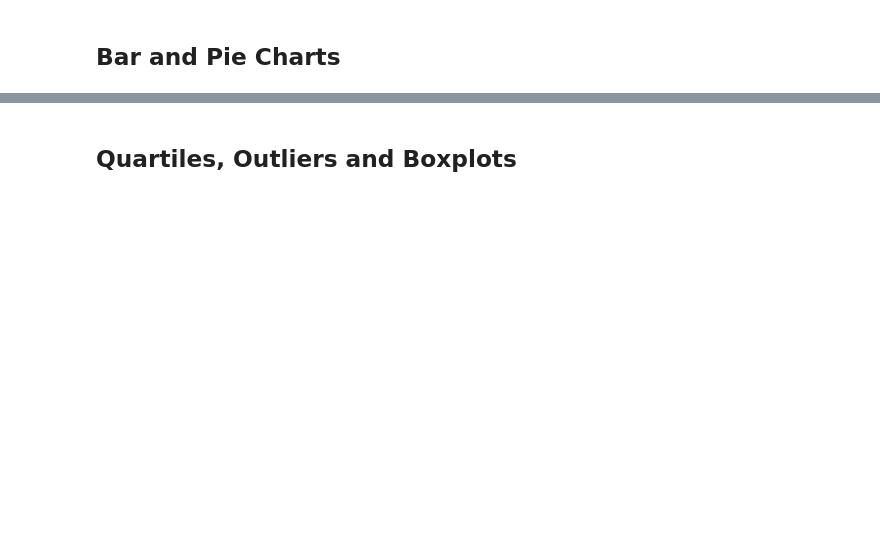
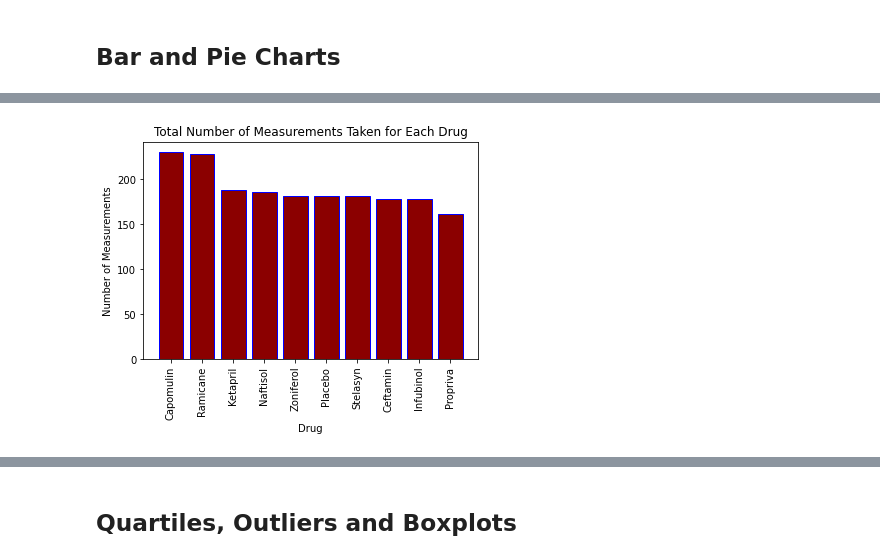
Before and after one commit to chelseakno/pharmaceutical_drugs, a Jupyter notebook: pharmaceutical_drugs.ipynb, the cells around one changed output, grey strips where cells are left out. Saved outputs shown, nothing was run; the diff lists cells and outputs as text; code cells hidden in the pictures; blank space fills up the shorter version.

```diff
--- a/pharmaceutical_drugs.ipynb
+++ b/pharmaceutical_drugs.ipynb
@@ -113,4 +135,13 @@ studySummary_df.head()
 # %%
 # Generate a bar plot showing the total number of measurements taken on each drug regimen using pyplot.
+drugCounts = cleanMice['Drug Regimen'].value_counts()
+plt.bar(drugCounts.index.values,drugCounts.values, color=["darkred"], edgecolor='blue')
+plt.title("Total Number of Measurements Taken for Each Drug")
+plt.xlabel("Drug")
+plt.xticks(rotation=90)
+plt.ylabel("Number of Measurements")
+plt.show()
+# %% [output]
+[figure, added]
 # %%
 # Generate a pie plot showing the distribution of female versus male mice using pandas
```
Also changed, not shown: parts of 19 cells of this notebook, 2 other files.
